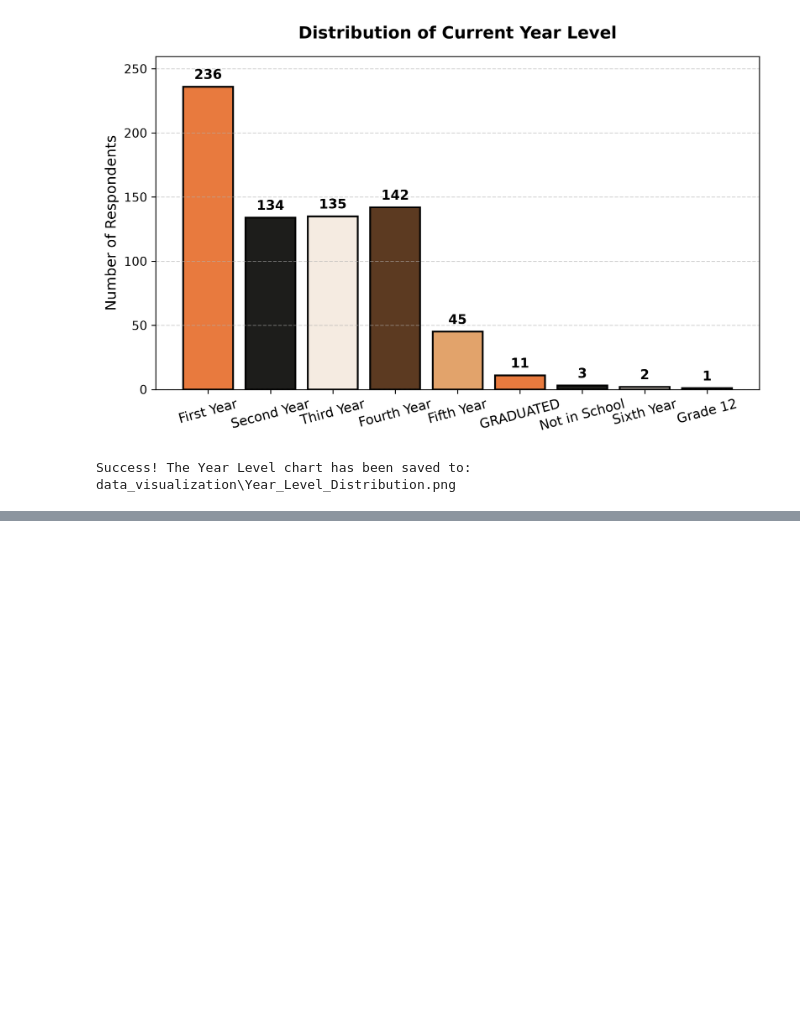
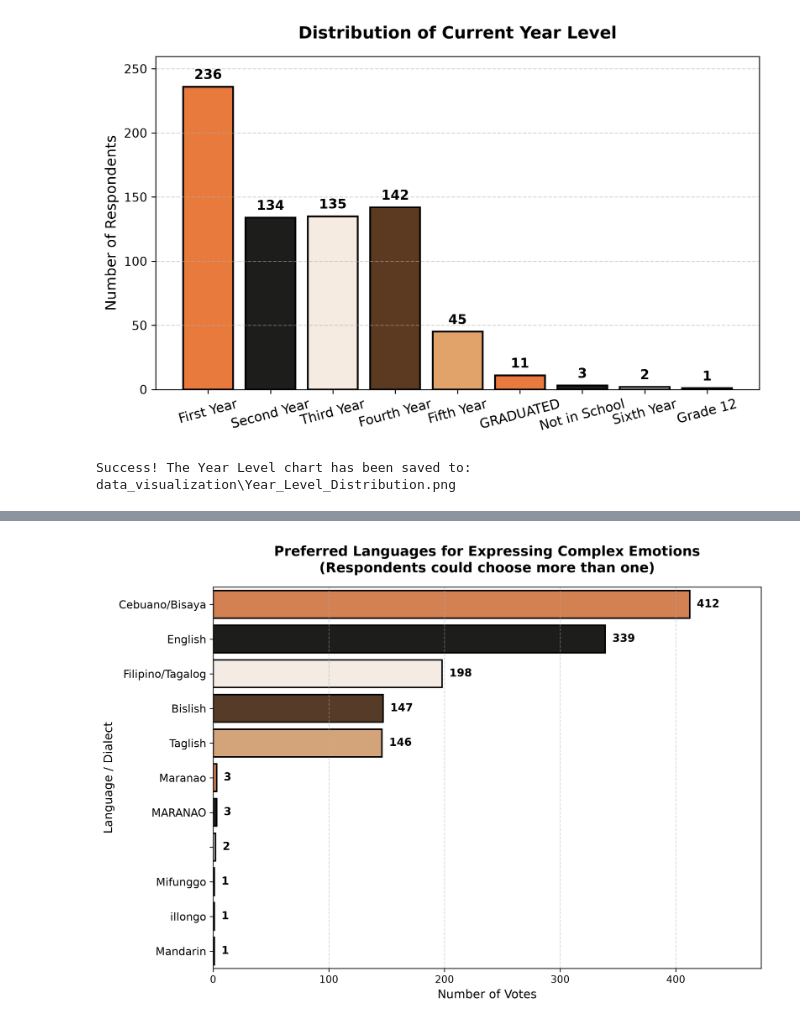
Before and after one commit to JohnLloydCanoy/amuma, a Jupyter notebook: interpretation/data_visualization.ipynb, the cells around one changed output, grey strips where cells are left out. Drawn from its saved outputs; the diff is of its cells as text; code cells hidden in the pictures; blank space fills up the shorter version.

```diff
--- a/interpretation/data_visualization.ipynb
+++ b/interpretation/data_visualization.ipynb
@@ -156,3 +156,92 @@ print(f"Success! The Year Level chart has been saved to: {file_path}")
 # %% [output]
 [figure]
 Success! The Year Level chart has been saved to: data_visualization\Year_Level_Distribution.png
+# %%
+import os
+import matplotlib.pyplot as plt
+import pandas as pd
+import seaborn as sns
+
+# 1. Load the data and grab Column 7 (Index 6)
+cleaned_df = pd.read_csv("rawdata/Cleaned_Data.csv")
+lang_col = cleaned_df.columns[6]
+
+# 2. SPLIT THE MULTIPLE ANSWERS
+separated_languages = (
+    cleaned_df[lang_col]
+    .dropna()
+    .astype(str)
+    .str.split(",")
+    .explode()
+)
+
+# 3. Clean up any accidental spaces
+separated_languages = separated_languages.str.strip()
+
+# 4. Count the individual languages
+language_counts = separated_languages.value_counts().reset_index()
+language_counts.columns = ["Language", "Count"]
+
+# 5. Set up the figure with High Resolution
+plt.figure(figsize=(10, 7), dpi=300)
+
+# The Calico Theme Palette
+calico_colors = ["#E87A3E", "#1D1D1B", "#F5EBE1", "#5C3A21", "#E2A36B"]
+# Loop the colors to match however many bars we have in case there are a lot of languages
+colors = [calico_colors[i % len(calico_colors)] for i in range(len(language_counts))]
+
+# 6. Create the Horizontal Bar Chart using Seaborn
+ax = sns.barplot(
+    data=language_counts,
+    x="Count",
+    y="Language",
+    palette=colors,
+    edgecolor="black",  # Adds the Calico-style black borders
+    linewidth=1.5,
+)
+
+# Give it 15% breathing room on the right side so our numbers fit nicely
+max_count = language_counts["Count"].max()
+plt.xlim(0, max_count * 1.15)
+
+# 7. Add the exact numbers to the right of the bars!
+for patch in ax.patches:
+    width = patch.get_width()
+    if width > 0:
+        plt.text(
+            width + (max_count * 0.015),             # X position (just to the right of the bar)
+            patch.get_y() + patch.get_height() / 2,   # Y position (vertically centered)
+            str(int(width)),
+            ha="left",
+            va="center",
+            fontsize=11,
+            fontweight="bold",
+        )
+
+# 8. Add academic labels and styling
+plt.title(
+    "Preferred Languages for Expressing Complex Emotions\n(Respondents could choose more than one)",
+    fontsize=14,
+    fontweight="bold",
+    pad=15,
+)
+plt.xlabel("Number of Votes", fontsize=12)
+plt.ylabel("Language / Dialect", fontsize=12)
+
+# Make the y-axis text slightly bigger for readability
+plt.yticks(fontsize=11)
+
+# Add a subtle grid behind the bars (vertical lines)
+plt.grid(axis="x", linestyle="--", alpha=0.5)
+
+# 9. Save to the specific folder
+save_folder = "data_visualization"
+os.makedirs(save_folder, exist_ok=True)
+
+file_path = os.path.join(save_folder, "Language_Preferences.png")
+plt.savefig(file_path, dpi=300, bbox_inches="tight")
+
+plt.show()
+
+print(f"Success! The Language Preferences chart has been saved to: {file_path}")
+# %% [output]
@@ -158,0 +251 @@ Success! The Year Level chart has been saved to: data_visualization\Year_Level_D
+[figure, added]
```
Also changed, not shown: parts of 1 cell of this notebook.
